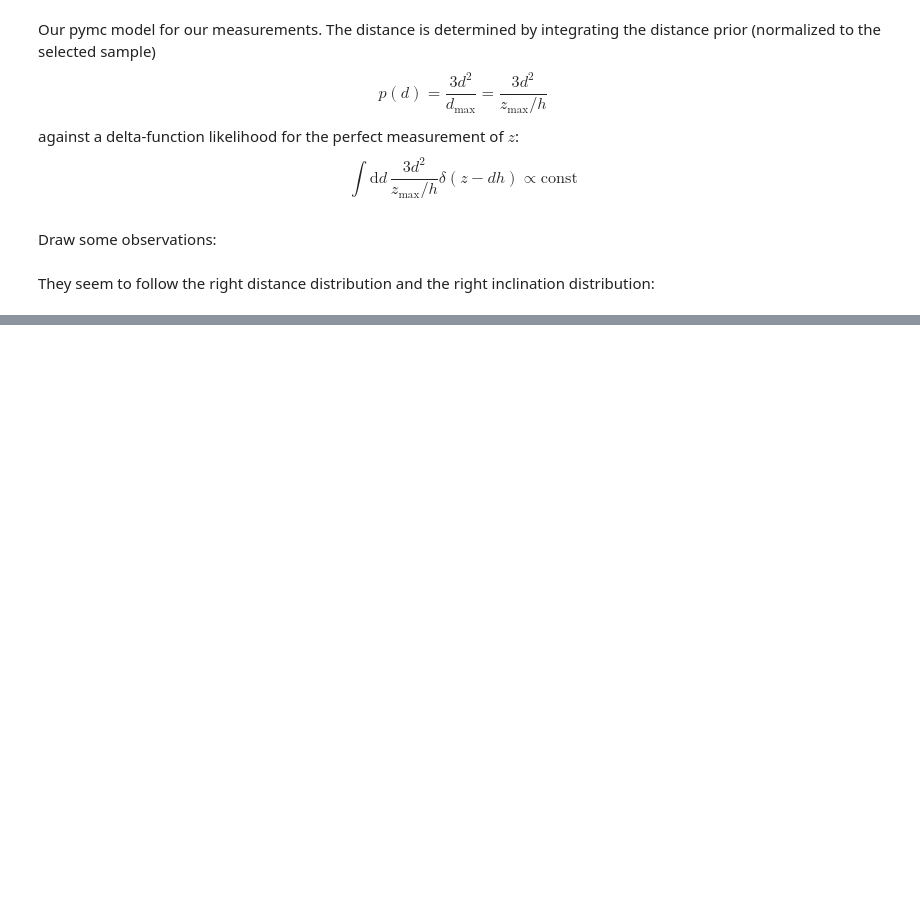
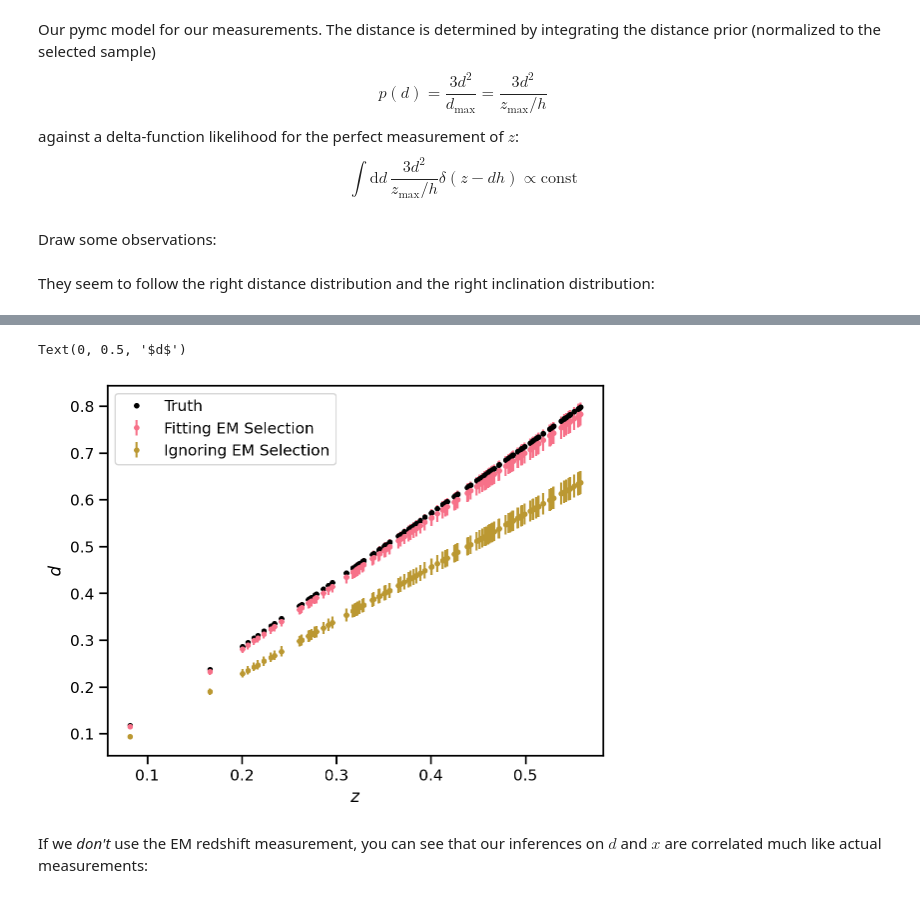
Before and after one commit to farr/BrightSirenInclinationSystematics, a Jupyter notebook: Example.ipynb, the cells around one changed output, grey strips where cells are left out. Saved outputs shown, nothing was run; the diff lists cells and outputs as text; code cells hidden in the pictures; blank space fills up the shorter version.

Commit message:
Showing that *not* correcting for selection bias in EM measurements is a big mistake.

```diff
--- a/Example.ipynb
+++ b/Example.ipynb
@@ -120,3 +147,15 @@ Text(0, 0.5, '$d$')
+# %%
+plt.errorbar(zs_true, trace.posterior['d'].mean(dim=('chain', 'draw')), yerr=trace.posterior['d'].std(dim=('chain', 'draw')), fmt='.', label='Fitting EM Selection')
+plt.errorbar(zs_true, bad_trace.posterior['d'].mean(dim=('chain', 'draw')), yerr=trace.posterior['d'].std(dim=('chain', 'draw')), fmt='.', label='Ignoring EM Selection')
+plt.plot(zs_true, ds_true, '.k', label='Truth')
+plt.legend()
+plt.xlabel(r'$z$')
+plt.ylabel(r'$d$')
+# %% [output]
+Text(0, 0.5, '$d$')
+[figure, added]
+# %% [markdown]
+If we *don't* use the EM redshift measurement, you can see that our inferences on $d$ and $x$ are correlated much like actual measurements:
 # %%
 i = np.random.randint(N)
 print(f'Sampling event {i}')
```
Also changed, not shown: parts of 12 cells of this notebook.
